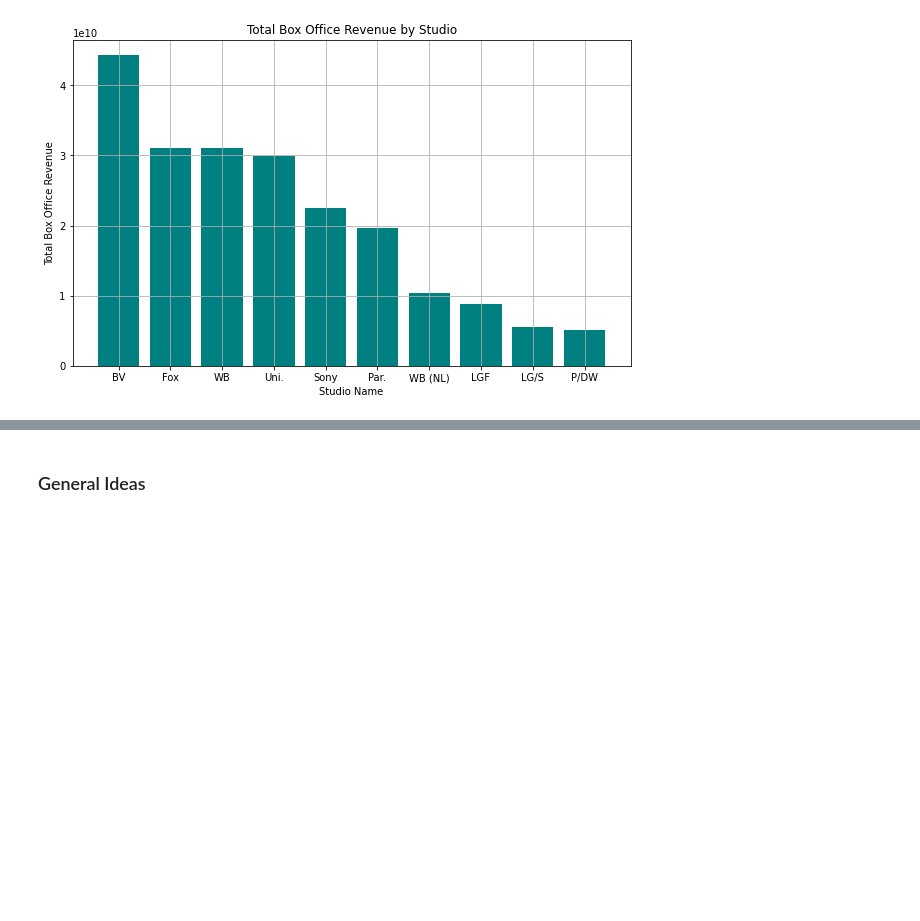
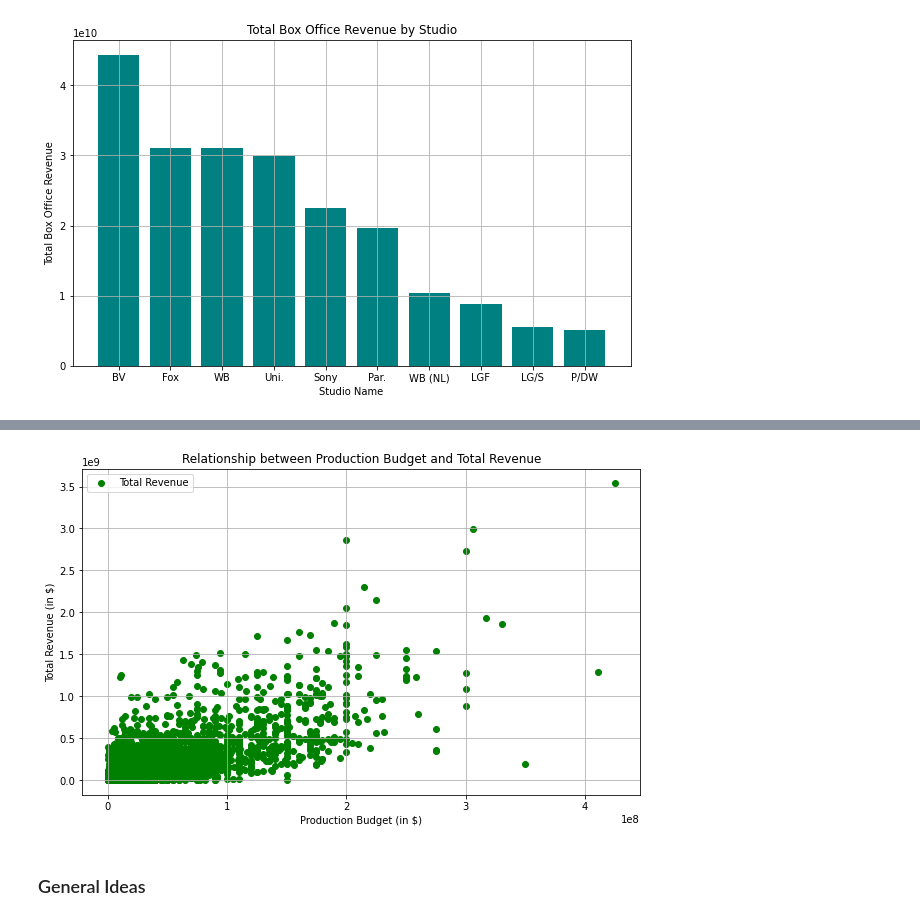
Before and after one commit to JulieMusangi/Film-Performance-Insights, a Jupyter notebook: analysis.ipynb, the cells around one changed output, grey strips where cells are left out. Saved outputs shown, nothing was run; the diff lists cells and outputs as text; code cells hidden in the pictures; blank space fills up the shorter version.

Commit message:
Production budget vs total revenue

```diff
--- a/analysis.ipynb
+++ b/analysis.ipynb
@@ -515,3 +518,18 @@ Microsoft would be entering an industry dominated by established giants with sig
+# %%
+#Calculating Total Revenue
+df3['total_revenue'] = df3['domestic_gross'] + df3['worldwide_gross']
+
+# Plotting the production budget vs total revenue scatter plot
+plt.figure(figsize=(10, 6))
+
+plt.scatter(df3['production_budget'], df3['total_revenue'], color='green', label='Total Revenue') # Scatter plot for total revenue
+plt.title('Relationship between Production Budget and Total Revenue')
+plt.xlabel('Production Budget (in $)')
+plt.ylabel('Total Revenue (in $)')
+plt.legend()
+plt.grid(True)
+# %% [output]
+[figure, added]
 # %% [markdown]
 ### General Ideas
 # %%
```
Also changed, not shown: parts of 2 cells of this notebook.
